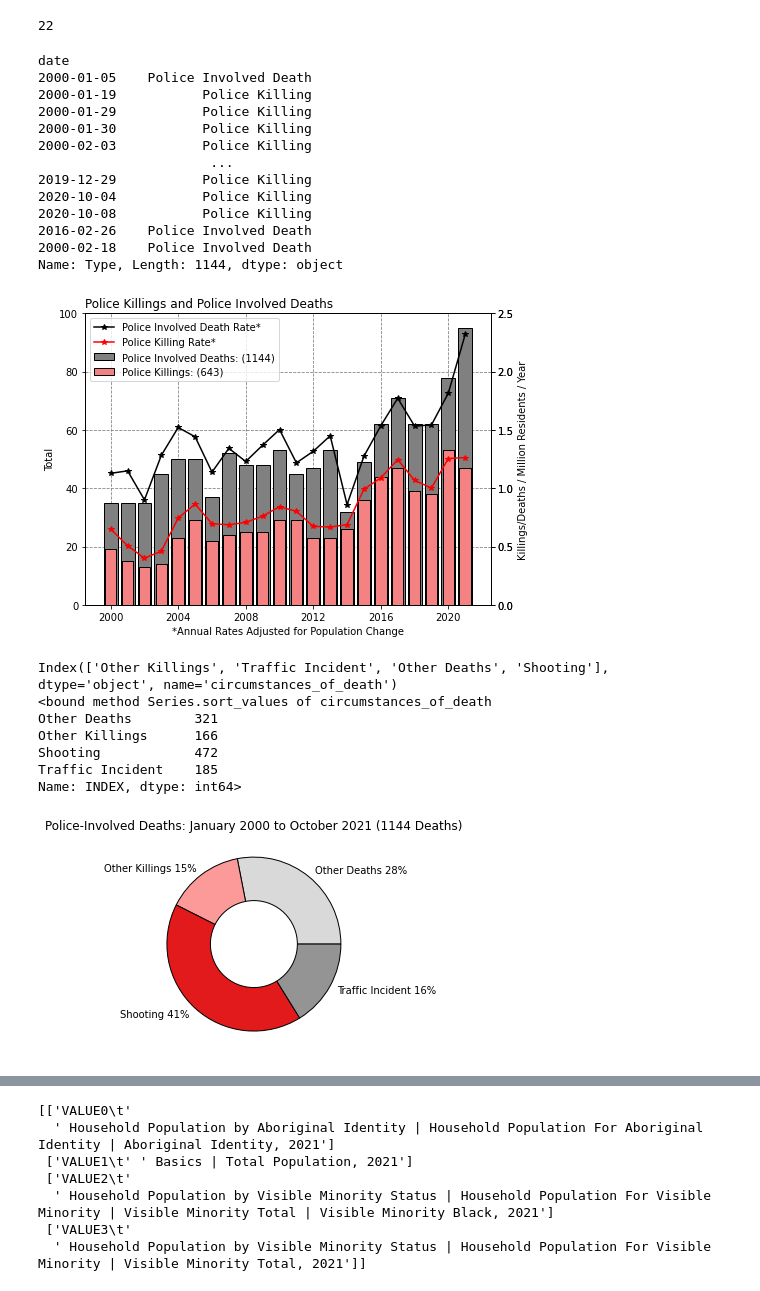
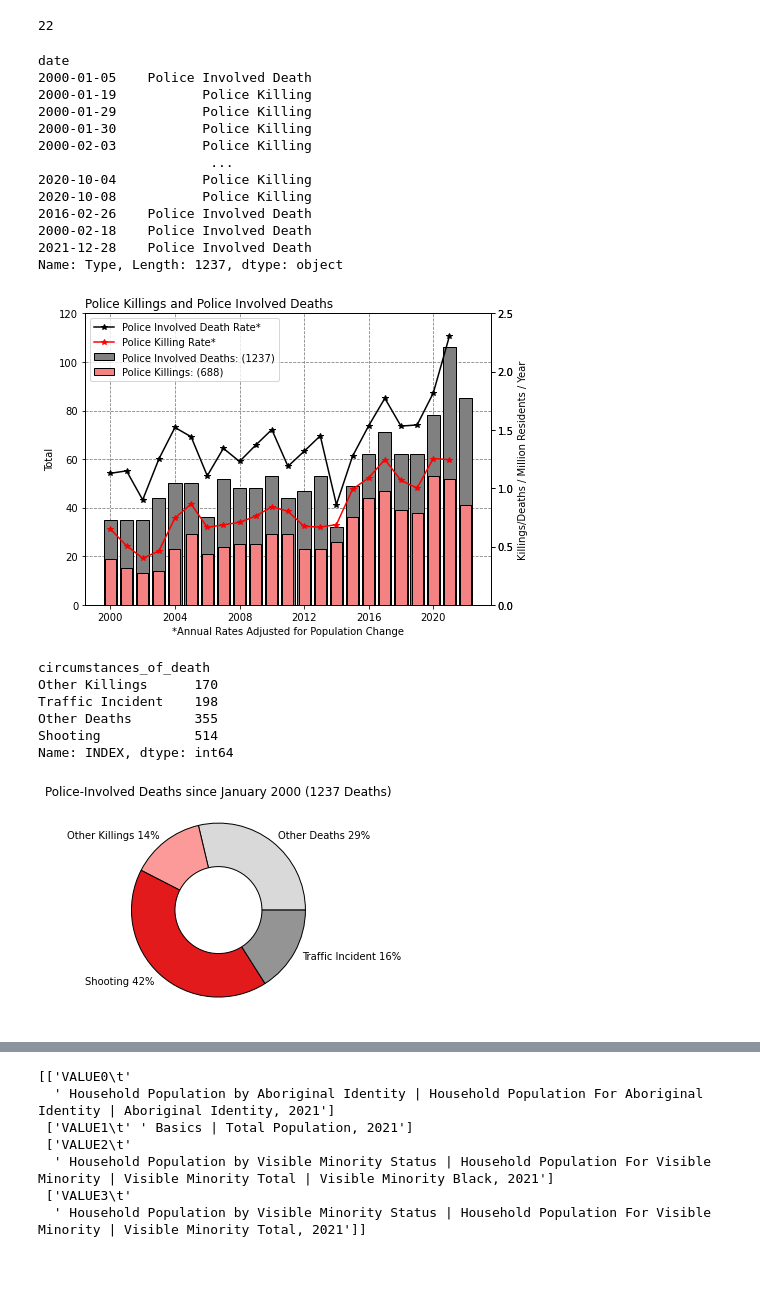
Before and after one commit to Police-Involved-Deaths-CA/Data, a Jupyter notebook: _site/Data_Overview.ipynb, the cells around one changed output, grey strips where cells are left out. Saved outputs shown, nothing was run; the diff lists cells and outputs as text; code cells hidden in the pictures.

```diff
--- a/_site/Data_Overview.ipynb
+++ b/_site/Data_Overview.ipynb
@@ -262,13 +272,13 @@ Plots = [axes[0],axes[1]]
 columns = ['AllDeath','AllDeath_Rate']
 Titles = ['Police Involved Deaths Since 2016','Death Rate per Million Residents']
 
-Break = '_QB'
+Break = '_MB'
 
 
-Totals = [0,10,50,100,150]
-Totals_L = ['1-7','17-26','69-74','144']
-Rates = [0,5,10,20,200]
-Rates_L = ['<5','5-10','10-20','>23']
+Totals = [0,10,50,100,200]
+Totals_L = ['1-10','10-50','50-100','100 - '+str(CA['AllDeath'].max())]
+Rates = [0,10,20,30,200]
+Rates_L = ['<10','10-20','20-30','>30']
 # Totals = [0,25,100,200,500
 # Totals_L = ['<=25','26-100','101-200','>200']
 # Rates = [0,.5,1,2,100]
@@ -366,8 +376,8 @@ for Title, column,ax in zip(Titles, columns,Plots):
 # plt.suptitle('Police Involved Deaths (Since 2016)')
 
 # CA.loc[CA[Map_Col]==klass]
-axes[0].text(0,-0.1, "Source: https://police-involved-deaths-ca.github.io/Data/  By: June Skeeter (Nov 8, 2021)", size=10, ha="left",
-         transform=axes[0].transAxes)
+# axes[0].text(0,-0.1, "Source: https://police-involved-deaths-ca.github.io/Data/  By: June Skeeter (Nov 8, 2021)", size=10, ha="left",
+#          transform=axes[0].transAxes)
 # axes[1].text(0,-0.1, "Map Created By: June Skeeter (Nov 1, 2021)", size=10, ha="left",
 #          transform=axes[1].transAxes)
 
@@ -455,7 +465,7 @@ x2=ax.twinx()
 x2.plot(Rate['Killing_Rate'],color='#ff0000',marker='*',label='Police Killing Rate*')
 ax.plot(Rate['Killing_Rate']*np.nan,color='#ff0000',marker='*',label='Police Killing Rate*')
 x2.set_ylim(0,2.5)
-ax.set_ylim(0,100)
+ax.set_ylim(0,120)
 ax.set_axisbelow(True)
 ax.grid(color='grey', linestyle='--')
 ax.set_ylabel('Total')
@@ -473,13 +483,13 @@ date
 2000-01-30           Police Killing
 2000-02-03           Police Killing
                       ...
-2019-12-29           Police Killing
 2020-10-04           Police Killing
 2020-10-08           Police Killing
 2016-02-26    Police Involved Death
 2000-02-18    Police Involved Death
-Name: Type, Length: 1144, dtype: object
+2021-12-28    Police Involved Death
+Name: Type, Length: 1237, dtype: object
-[figure, old version]
+[figure, new version]
 # %%
 
 def Doughnut(Set,Colors,ax):
@@ -510,42 +520,48 @@ Rep = {
        'Post-Intervention':'Other Deaths',
        'Dangerous Driving':'Traffic Incident',
        'Police Involved Death':'Other Deaths',
        'Off-Duty/Retired':'Other Deaths',
        'Pursuit':'Traffic Incident',
        'Intervention':'Other Deaths',
        'Use of Force':'Other Killings',
        'In Custody':'Other Deaths',
+       'Shotting':'Other Deaths',
+       'Altercation':'Other Killings',
+       'Wellness Check':'Other Deaths',
+       'Restraint/Force':'Other Killings',
+       'Medical Distress':'Other Deaths', #**********
+       'Motorist Hit by Cruiser':'Traffic Incident',#**********
+       'Pedestrian Hit by Cruiser':'Traffic Incident',#**********
       }
 
 Final_Data['circumstances_of_death'] = Final_Data['circumstances_of_death'].replace(Rep)
 
 Death_Cat=Final_Data.groupby('circumstances_of_death').count()['INDEX']
 
-print(Death_Cat.sort_values().index)
+# print(Death_Cat.sort_values().index)
 
 Color_Scheme = {'Shooting':'#e31a1c','Other Killings':'#fb9a99','Other Deaths':'#d9d9d9',
 #                 'In Custody':'#a6cee3',
                 'Traffic Incident':'#949494'}
 
 
 Death_Cat=Final_Data.groupby('circumstances_of_death').count()['INDEX']
 
-print(Death_Cat.sort_values)
+print(Death_Cat.sort_values())
 
 
 
 fig,ax=plt.subplots(1,1,figsize = (6.65,4))
 Doughnut(Death_Cat,Color_Scheme,ax)
-ax.set_title('Police-Involved Deaths: January 2000 to October 2021 ('+str(Death_Cat.sum())+' Deaths)')
+ax.set_title('Police-Involved Deaths since January 2000 ('+str(Death_Cat.sum())+' Deaths)')
 
 plt.savefig('docs/images/Distribtution.png',dpi=400)
 # %% [output]
-Index(['Other Killings', 'Traffic Incident', 'Other Deaths', 'Shooting'], dtype='object', name='circumstances_of_death')
-<bound method Series.sort_values of circumstances_of_death
-Other Deaths        321
-Other Killings      166
-Shooting            472
-Traffic Incident    185
-Name: INDEX, dtype: int64>
+circumstances_of_death
+Other Killings      170
+Traffic Incident    198
+Other Deaths        355
+Shooting            514
+Name: INDEX, dtype: int64
-[figure, old version]
+[figure, new version]
 # %%
```
Also changed, not shown: parts of 17 cells of this notebook, 35 other files.
